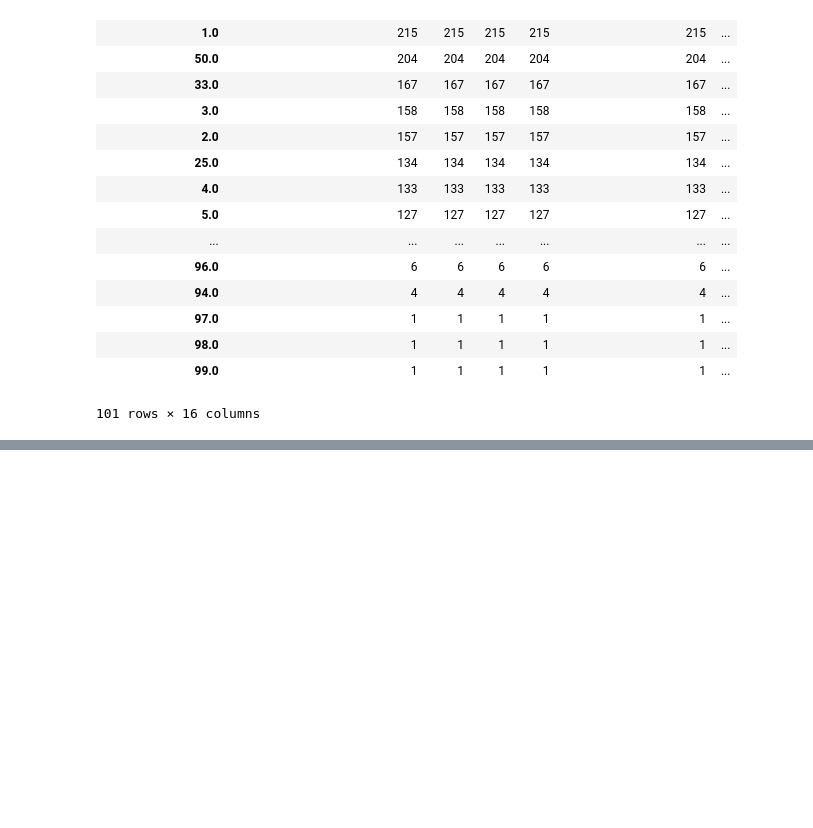
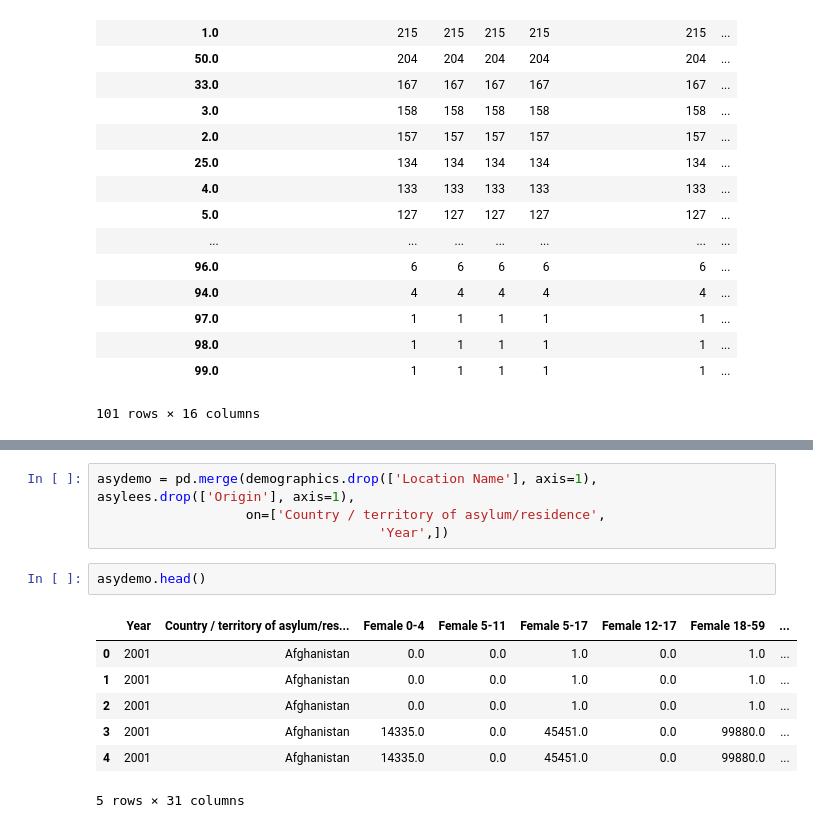
Before and after one commit to gemmaaa/lingdata, a Jupyter notebook: 3.7 Supervised learning capstone UNHCR attempt.ipynb, the cells around one changed output, grey strips where cells are left out. Drawn from its saved outputs; the diff is of its cells as text; blank space fills up the shorter version.

```diff
--- a/3.7 Supervised learning capstone UNHCR attempt.ipynb
+++ b/3.7 Supervised learning capstone UNHCR attempt.ipynb
@@ -416,0 +429,14 @@ df.groupby('percentage_accepted').count().sort_values(by=['Origin'], ascending=F
+# %%
+asydemo = pd.merge(demographics.drop(['Location Name'], axis=1), asylees.drop(['Origin'], axis=1),
+                   on=['Country / territory of asylum/residence',
+                                    'Year',])
+# %%
+asydemo.head()
+# %% [output]
+|  | Year | Country / territory of asylum/res... | Female 0-4 | Female 5-11 | Female 5-17 | Female 12-17 | Female 18-59 | ... |
+| 0 | 2001 | Afghanistan | 0.0 | 0.0 | 1.0 | 0.0 | 1.0 | ... |
+| 1 | 2001 | Afghanistan | 0.0 | 0.0 | 1.0 | 0.0 | 1.0 | ... |
+| 2 | 2001 | Afghanistan | 0.0 | 0.0 | 1.0 | 0.0 | 1.0 | ... |
+| 3 | 2001 | Afghanistan | 14335.0 | 0.0 | 45451.0 | 0.0 | 99880.0 | ... |
+| 4 | 2001 | Afghanistan | 14335.0 | 0.0 | 45451.0 | 0.0 | 99880.0 | ... |
+5 rows × 31 columns
```
Also changed, not shown: parts of 28 cells of this notebook.
